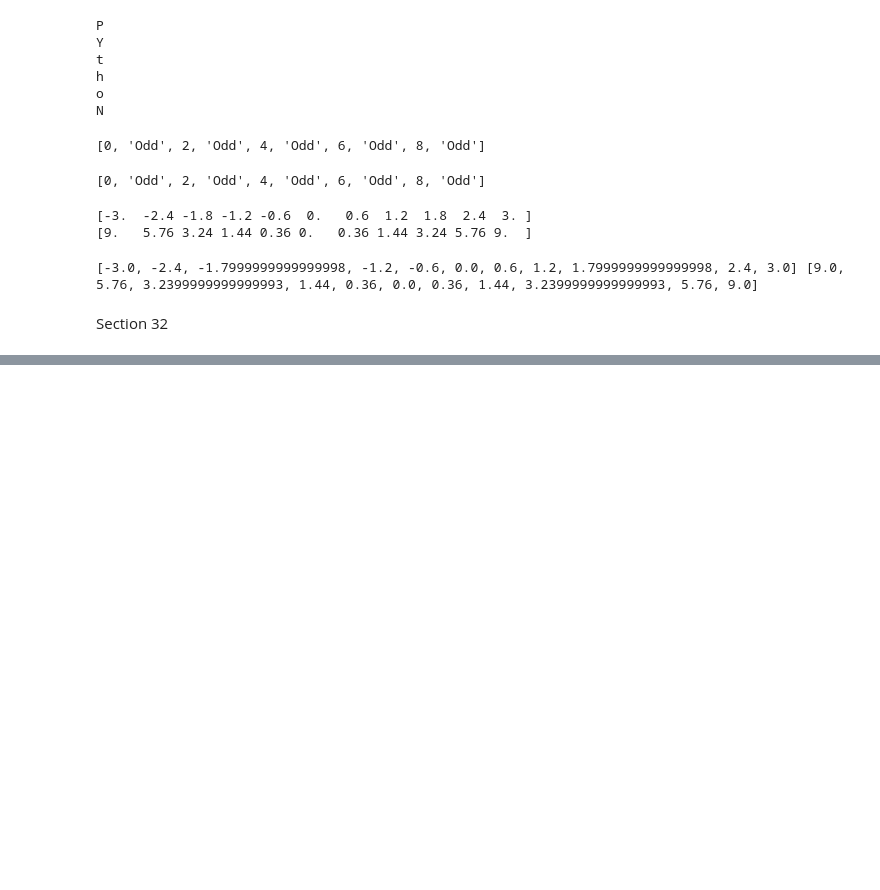
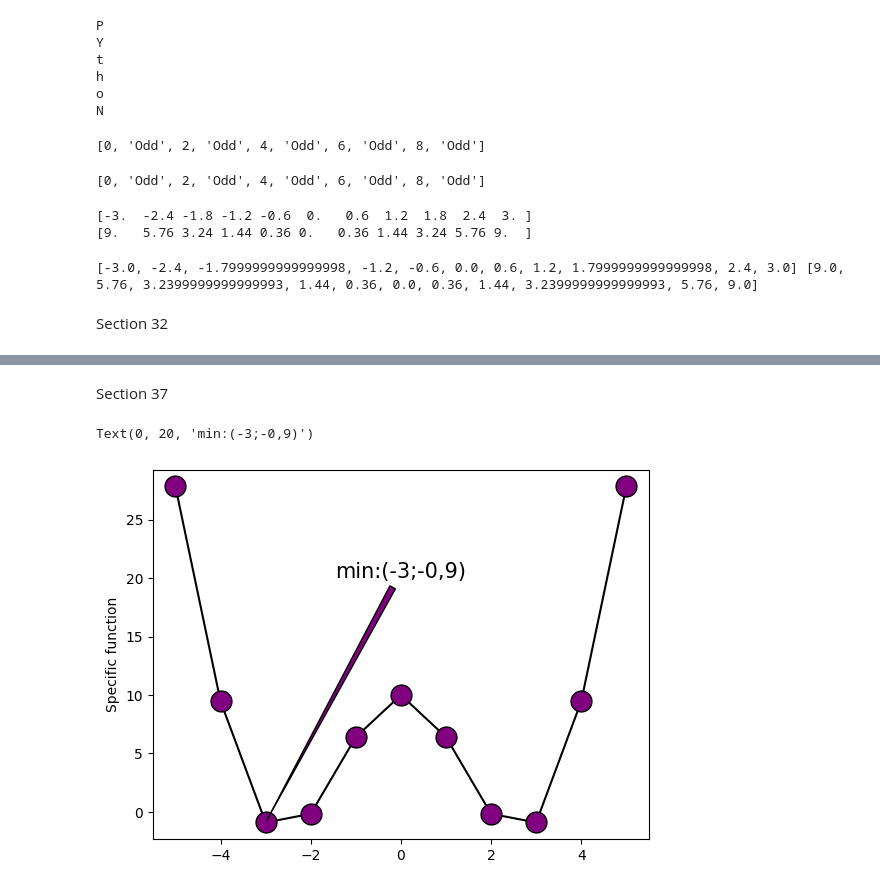
Before and after one commit to mateusvillarroel/PythonXCohen, a Jupyter notebook: Scientific_Python_MikeXCohen_Part1.ipynb, the cells around one changed output, grey strips where cells are left out. Cells and saved outputs as stored; diff of their text form; code cells hidden in the pictures; blank space fills up the shorter version.

```diff
--- a/Scientific_Python_MikeXCohen_Part1.ipynb
+++ b/Scientific_Python_MikeXCohen_Part1.ipynb
@@ -405,0 +525,21 @@ Section 32
+# %% [markdown]
+Section 37
+# %%
+import matplotlib.pyplot as plt
+import numpy as np
+
+y = x**2 + np.cos(x)*10
+
+fig,ax = plt.subplots()
+
+ax.plot(x,y,'ko-',markerfacecolor='purple',markersize=15)
+ax.set_ylabel('Specific function')
+ax.annotate('min:(-3;-0,9)',(-3,-0.9),
+            fontsize=15,
+            arrowprops=dict(arrowstyle='wedge', facecolor='purple'),
+            xycoords='data',
+            xytext=(0,20),
+            horizontalalignment='center')
+# %% [output]
+Text(0, 20, 'min:(-3;-0,9)')
+[figure, added]
```
Also changed, not shown: parts of 17 cells of this notebook.
